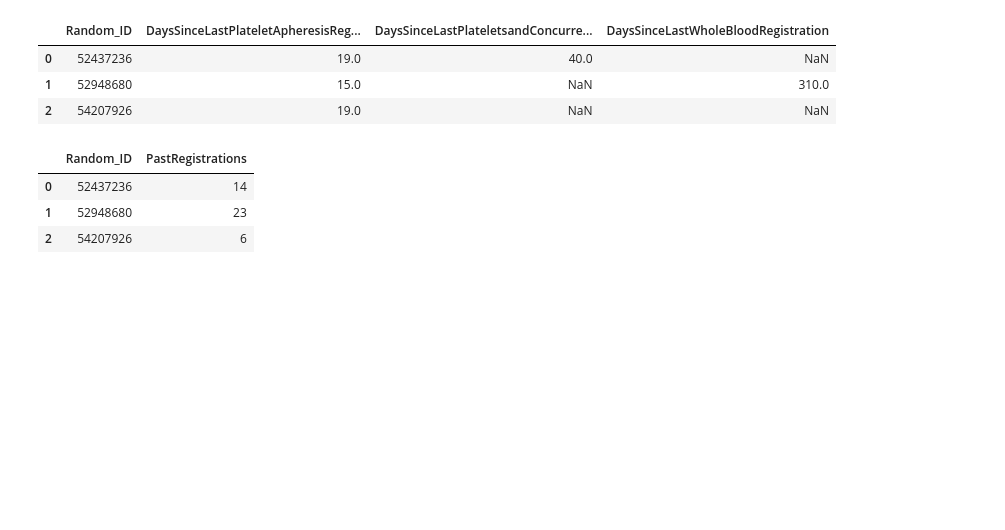
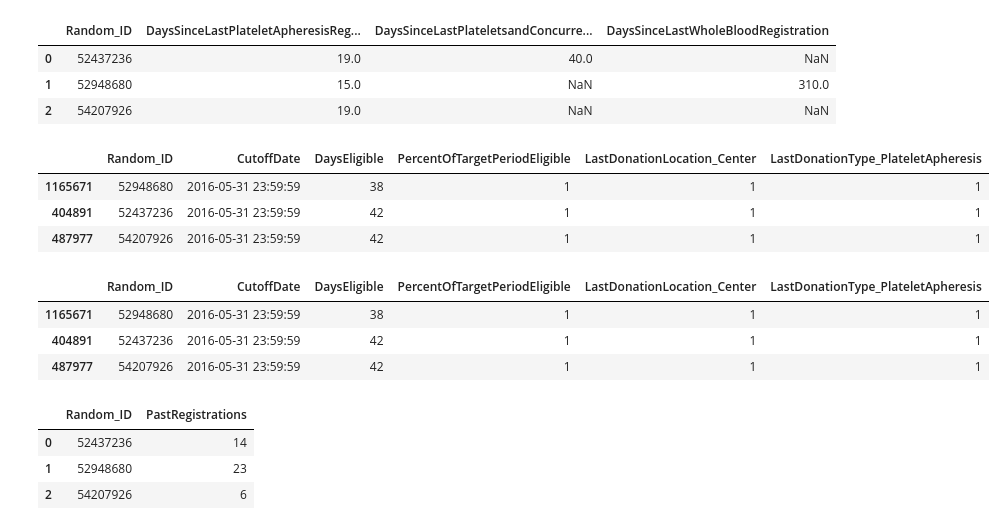
Before and after one commit to arthurnw/blood-donor-propensity-inventory, a Jupyter notebook: notebooks/exploration_raw_data.ipynb, the cells around one changed output. Drawn from its saved outputs; the diff is of its cells as text; code cells hidden in the pictures; blank space fills up the shorter version.

Commit message:
Added calculations for last reg and eligibility

```diff
--- a/notebooks/exploration_raw_data.ipynb
+++ b/notebooks/exploration_raw_data.ipynb
@@ -180,6 +180,42 @@ recency_type
 | 0 | 52437236 | 19.0 | 40.0 | NaN |
 | 1 | 52948680 | 15.0 | NaN | 310.0 |
 | 2 | 54207926 | 19.0 | NaN | NaN |
+# %%
+# Determine last registration for eligibility calculations
+eligibility_map = {
+    'Whole Blood': 56,
+    'Platelets and Concurrent Plasma': 28,
+    '2 Units RBC': 112,
+    'RBC with Platelets and Plasma': 56,
+    'Plasma Apheresis': 28,
+    'Platelet Apheresis': 7,
+    'RBC with Platelets': 56,
+    'Single Unit Recovery': 56,
+    'RBC with Plasma': 56
+}
+
+last_reg = cutoff_history.sort_values('RegistrationTime', ascending=False).groupby(by='Random_ID').head(1)
+last_reg['DaysSinceLastRegistration'] = last_reg['RegistrationTime'].apply(lambda c: (cutoff - c).days)
+last_reg['DaysEligible'] = last_reg.apply(lambda row: 30 - (eligibility_map[row['DonationType']] - row['DaysSinceLastRegistration']), axis=1)
+last_reg['PercentOfTargetPeriodEligible'] = last_reg['DaysEligible'].apply(lambda x: 1 if x > 30 else (0 if x < 0 else x / 30))
+last_reg['LastDonationLocation_Center'] = last_reg['DonationLocation'].apply(lambda x: 1 if x == "Center" else 0)
+last_reg = last_reg.rename(columns={'DonationType': 'LastDonationType'})
+last_reg = pd.get_dummies(last_reg, columns=['LastDonationType'])
+last_reg.columns = ['Random_ID'] + [col_name.replace(' ', '') for col_name in last_reg.columns if col_name != 'Random_ID']
+last_reg.drop(['RegistrationTime', 'OutCome', 'DonationLocation', 'DaysSinceLastRegistration'], axis=1, inplace=True)
+last_reg
+# %% [output]
+|  | Random_ID | CutoffDate | DaysEligible | PercentOfTargetPeriodEligible | LastDonationLocation_Center | LastDonationType_PlateletApheresis |
+| 1165671 | 52948680 | 2016-05-31 23:59:59 | 38 | 1 | 1 | 1 |
+| 404891 | 52437236 | 2016-05-31 23:59:59 | 42 | 1 | 1 | 1 |
+| 487977 | 54207926 | 2016-05-31 23:59:59 | 42 | 1 | 1 | 1 |
+# %%
+last_reg[last_reg['PercentOfTargetPeriodEligible'] > 0]
+# %% [output]
+|  | Random_ID | CutoffDate | DaysEligible | PercentOfTargetPeriodEligible | LastDonationLocation_Center | LastDonationType_PlateletApheresis |
+| 1165671 | 52948680 | 2016-05-31 23:59:59 | 38 | 1 | 1 | 1 |
+| 404891 | 52437236 | 2016-05-31 23:59:59 | 42 | 1 | 1 | 1 |
+| 487977 | 54207926 | 2016-05-31 23:59:59 | 42 | 1 | 1 | 1 |
 # %%
 # Calculate frequency: number of registrations for donation in the history period
 frequency = cutoff_history.groupby(by='Random_ID', as_index=False).agg({'RegistrationTime': 'count'}).rename(columns={'RegistrationTime': 'PastRegistrations'})
```
Also changed, not shown: parts of 7 cells of this notebook, 1 other file.
